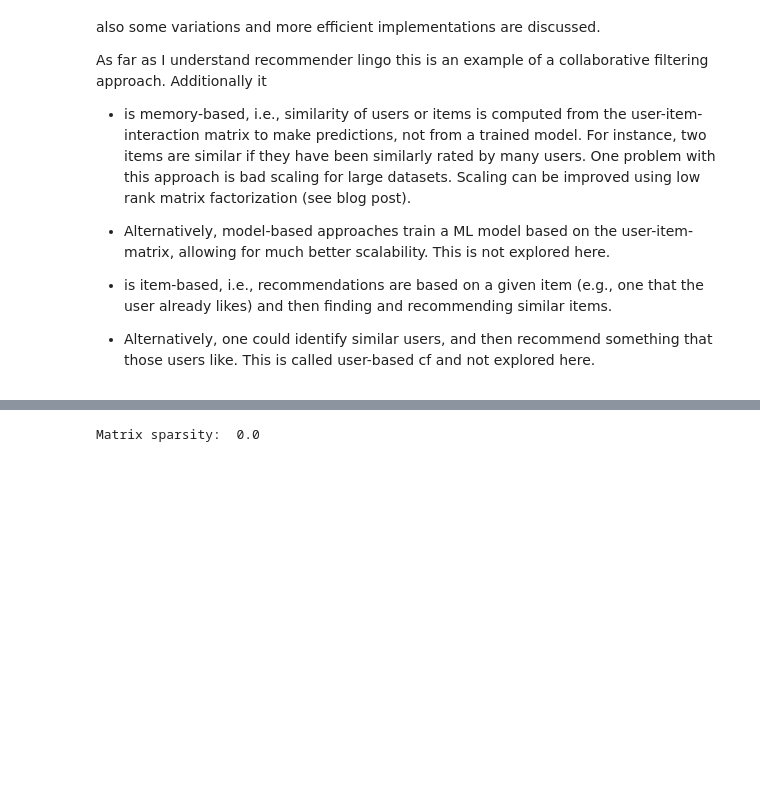
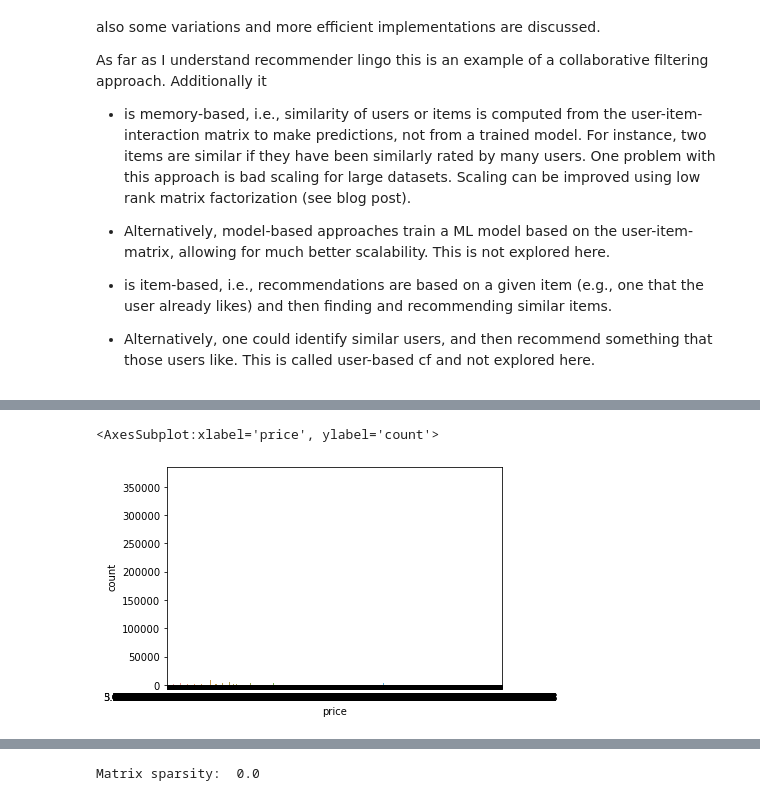
Before and after one commit to theflyingd/fashion-recommender, a Jupyter notebook: notebooks/recommender_example.ipynb, the cells around one changed output, grey strips where cells are left out. Drawn from its saved outputs; the diff is of its cells as text; code cells hidden in the pictures; blank space fills up the shorter version.

Commit message:
Work in progress to further deleop into end-to-end recommendations based on reduced dataset.

```diff
--- a/notebooks/recommender_example.ipynb
+++ b/notebooks/recommender_example.ipynb
@@ -22,5 +24,22 @@ As far as I understand recommender lingo this is an example of a collaborative f
  * Alternatively, one could identify similar users, and then recommend something that those users like. This is called user-based cf and not explored here.
 # %%
 # import transactions and article data
-df_trans = pd.read_csv('data/transactions_train.csv')
-df_art = pd.read_csv('data/articles.csv')
+df_trans = pd.read_csv('../data/transactions_train.csv', parse_dates=[0], dtype={'article_id':'string'})
+df_art = pd.read_csv('../data/articles.csv', dtype={'article_id':'string'})
+# %%
+# exclude parts of the data to reduce computational expense
+# test period
+df_trans = df_trans.query('t_dat <= "2020-09-15"')
+
+# users with less than 5 items in history
+n_items_per_user = df_trans.groupby('customer_id').count().article_id.rename('n_items')
+df_trans['n_items'] = df_trans.customer_id.map(n_items_per_user)
+df_trans = df_trans[df_trans.loc[:, 'n_items'] > 4]
+
+# users that are not 100% online
+n_items_per_channel = df_trans.groupby(['customer_id', 'sales_channel_id']).count().article_id
+tmp1 = n_items_per_channel.reset_index().query('sales_channel_id == 1').set_index('customer_id').article_id.rename('offline_items')
+tmp2 = n_items_per_channel.reset_index().query('sales_channel_id == 2').set_index('customer_id').article_id.rename('online_items')
+online_fac = pd.concat([tmp1, tmp2], axis=1).fillna(0.0)
+online_fac['online_fac'] = online_fac.online_items/(online_fac.online_items + online_fac.offline_items)
+df.drop()
@@ -26,0 +84,5 @@ df_art = pd.read_csv('data/articles.csv')
+# %%
+sns.countplot(x=df_trans.query('online_fac < 0.1').price)
+# %% [output]
+<AxesSubplot:xlabel='price', ylabel='count'>
+[figure, added]
```
Also changed, not shown: parts of 20 cells of this notebook.
